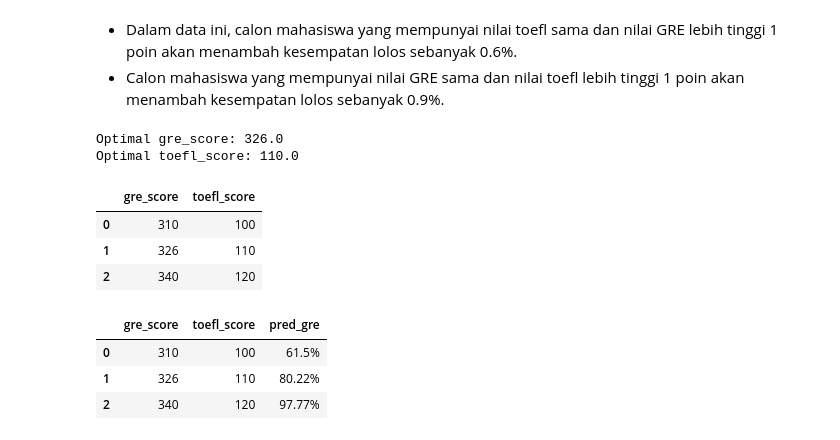
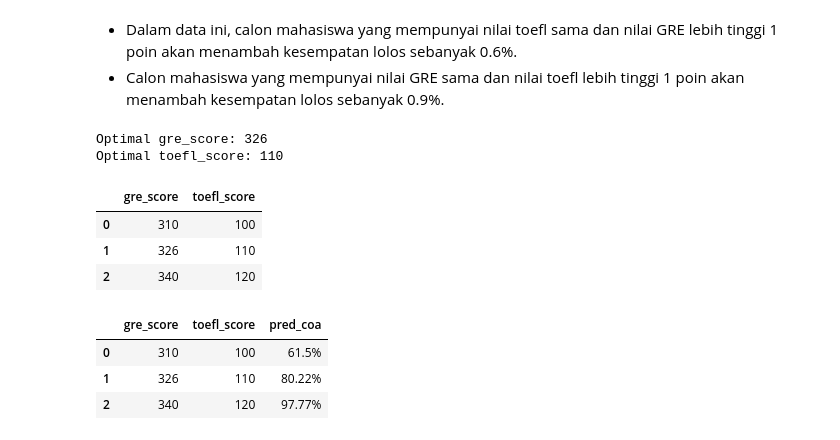
Before and after one commit to mfikrifadl/analyze-data-admission, a Jupyter notebook: data_analyze.ipynb, the cells around one changed output. Drawn from its saved outputs; the diff is of its cells as text; code cells hidden in the pictures.

```diff
--- a/data_analyze.ipynb
+++ b/data_analyze.ipynb
@@ -222,11 +222,11 @@ optimized_scores = minimize(objective, initial_guess, bounds=[(0, 340), (0, 120)
 # Extract the optimal values
 optimal_gre_score, optimal_toefl_score = optimized_scores.x
 
-print(f"Optimal gre_score: {np.round(optimal_gre_score)}")
-print(f"Optimal toefl_score: {np.round(optimal_toefl_score)}")
+print(f"Optimal gre_score: {int(np.round(optimal_gre_score))}")
+print(f"Optimal toefl_score: {int(np.round(optimal_toefl_score))}")
 # %% [output]
-Optimal gre_score: 326.0
-Optimal toefl_score: 110.0
+Optimal gre_score: 326
+Optimal toefl_score: 110
 # %%
 gre_score = np.array([310, 326, 340])
 toefl_score = np.array([100, 110, 120])
@@ -240,11 +240,11 @@ prediction_results
 | 2 | 340 | 120 |
 # %%
 # Prediction results
-prediction_results["pred_gre"] = (np.round(results_coa.predict(prediction_results) * 100, 2)).astype(str) + '%'
+prediction_results["pred_coa"] = (np.round(results_coa.predict(prediction_results) * 100, 2)).astype(str) + '%'
 
 prediction_results
 # %% [output]
-|  | gre_score | toefl_score | pred_gre |
+|  | gre_score | toefl_score | pred_coa |
 | 0 | 310 | 100 | 61.5% |
 | 1 | 326 | 110 | 80.22% |
 | 2 | 340 | 120 | 97.77% |
```
Also changed, not shown: parts of 1 cell of this notebook.
